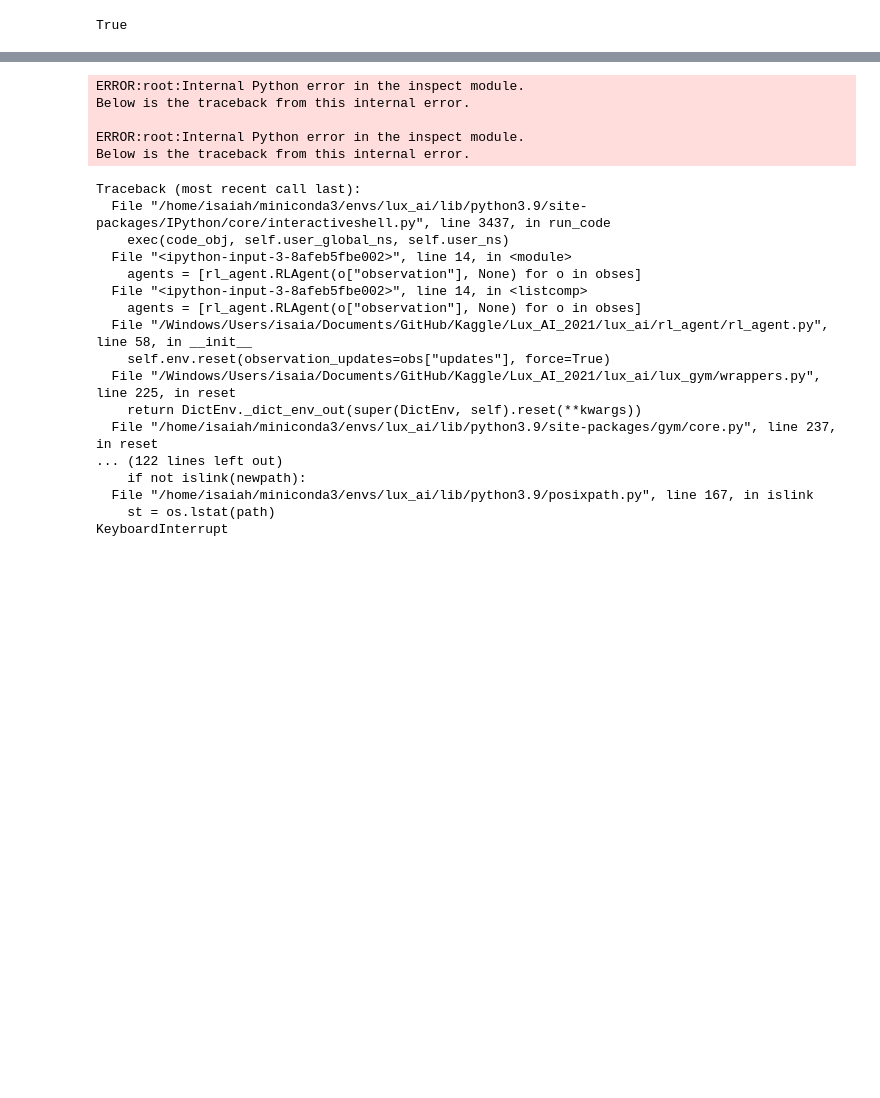
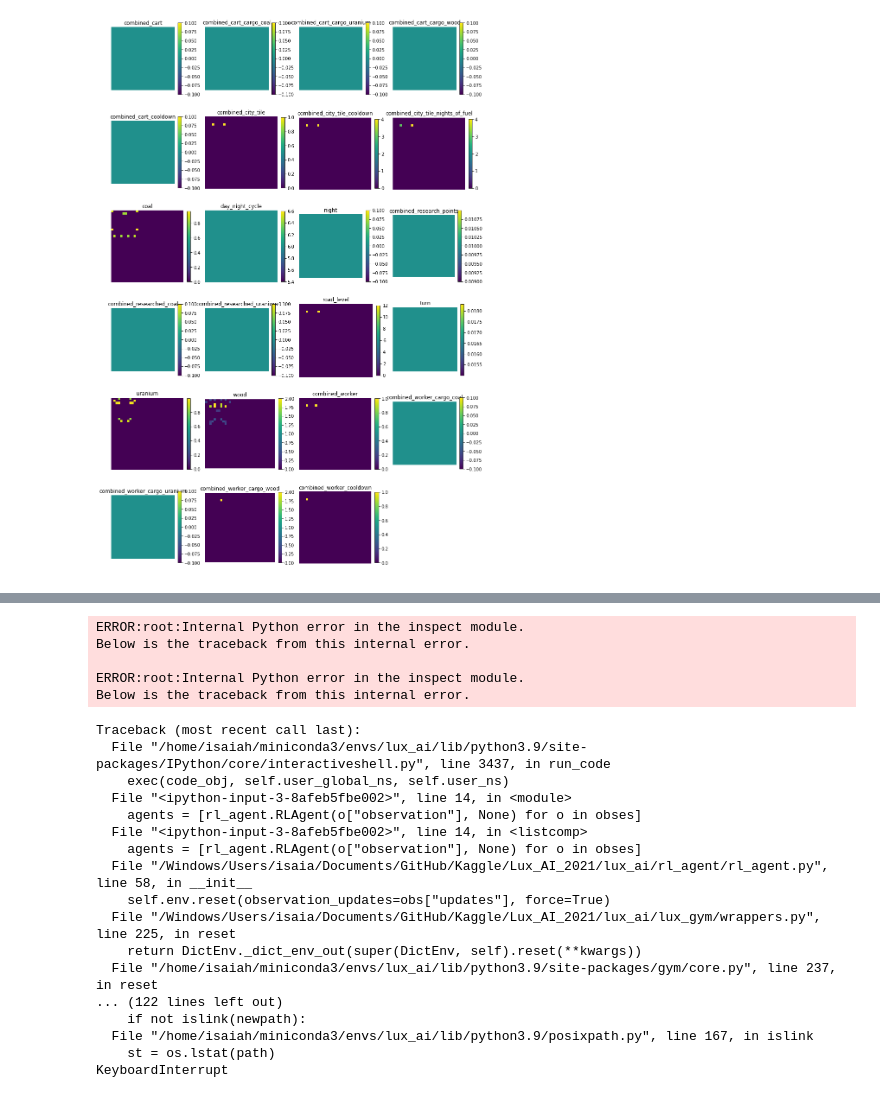
Before and after one commit to IsaiahPressman/Kaggle_Lux_AI_2021, a Jupyter notebook: Testing_and_Debugging.ipynb, the cells around one changed output, grey strips where cells are left out. Saved outputs shown, nothing was run; the diff lists cells and outputs as text; code cells hidden in the pictures; blank space fills up the shorter version.

Commit message:
Building handcrafted agents

```diff
--- a/Testing_and_Debugging.ipynb
+++ b/Testing_and_Debugging.ipynb
@@ -44,0 +32,6 @@ game_state._update(agent1res)
+# %%
+env = make("lux_ai_2021", configuration={"seed": 721950014 + SEED_COUNTER})
+SEED_COUNTER += 1
+env.reset()
+env.run(["simple/main.py", "simple/main.py"])
+env.render(mode='ipython', width=1200, height=1000)
@@ -45,3 +40,46 @@ game_state._update(agent1res)
+# %%
+rl_agent = RLAgent(env.steps[0][0]["observation"], env.configuration)
+turn = 6
+rl_agent.set_to_turn(env.steps[turn][0]["observation"], env.configuration, turn)
+obs = rl_agent.get_env_output()["obs"]
+
+n = len(obs)
+width = 4
+height = math.ceil(n / width)
+fig = plt.figure(constrained_layout=True, figsize=(3 * width, 3 * height))
+subfigs = fig.subfigures(height, width).ravel()
+cmap = "viridis"
+
+for subfig_idx, (name, tensor) in enumerate(obs.items()):
+    tensor = tensor.cpu()
+    while len(tensor.shape) < 5:
+        tensor = tensor.unsqueeze(-1)
+    assert tensor.shape[0] == 1
+    assert tensor.shape[1] == 1
+    tensor = tensor[0, 0]
+    tensor = tensor.expand(-1, 32, 32).clone()
+    if tensor.shape[0] == 1:
+        tensor = tensor[0]
+    elif tensor.shape[0] == 2:
+        #tensor[1] *= -1
+        tensor = tensor.sum(dim=0)
+        name = f"combined_{name}"
+    else:
+        raise ValueError(f"More than 2 players: {tensor.shape}")
+    axes = subfigs[subfig_idx].subplots(1, 1)
+    ax = axes
+    #mappable = ax.imshow(tensor.numpy().T, cmap=cmap, norm=colors.LogNorm(vmin=1e-8, vmax=tensor.max().item() + 1.))
+    mappable = ax.imshow(tensor.numpy().T, cmap=cmap)
+    ax.set_title(name)
+    ax.axis("off")
+    subfigs[subfig_idx].colorbar(mappable, shrink=0.8)
+    """
+    for i in range(tensor.shape[0]):
+        for j in range(tensor.shape[1]):
+            ax = axes[i, j]
+       """
+# %% [output]
+[figure, added]
 # %%
 class Observation(Dict[str, any]):
     def __init__(self, player=0):
@@ -131,13 +169,6 @@ def run_game(agent_constructors, seed = None) -> dict:
         env.steps[-1][1]["status"] = "DONE"
 
     return generate_replay(env.configuration["seed"], all_actions)
-# %%
-class Test:
-    pass
-
-type(Test()) == Test
-# %% [output]
-True
 # %%
 from lux_ai.rl_agent import rl_agent
 
```
Also changed, not shown: parts of 3 cells of this notebook, 14 other files.
